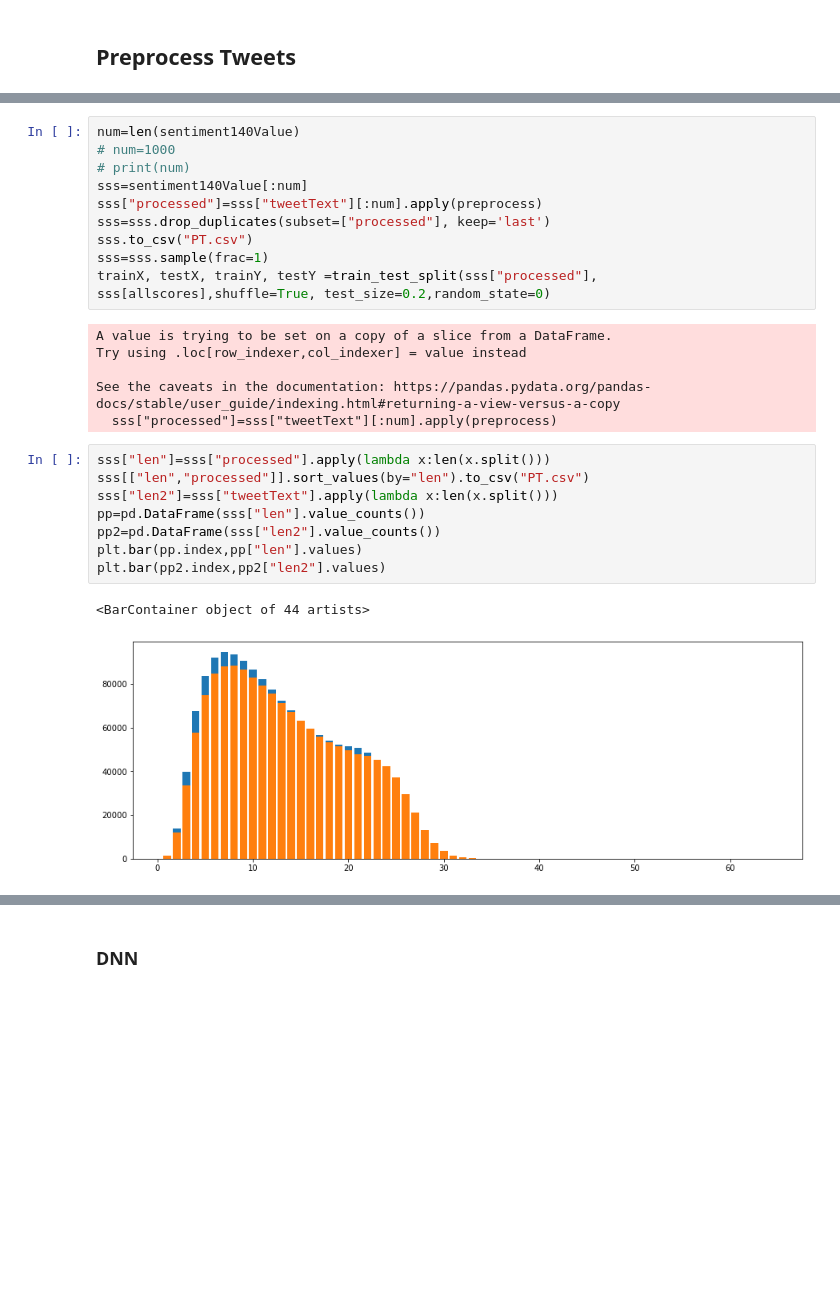
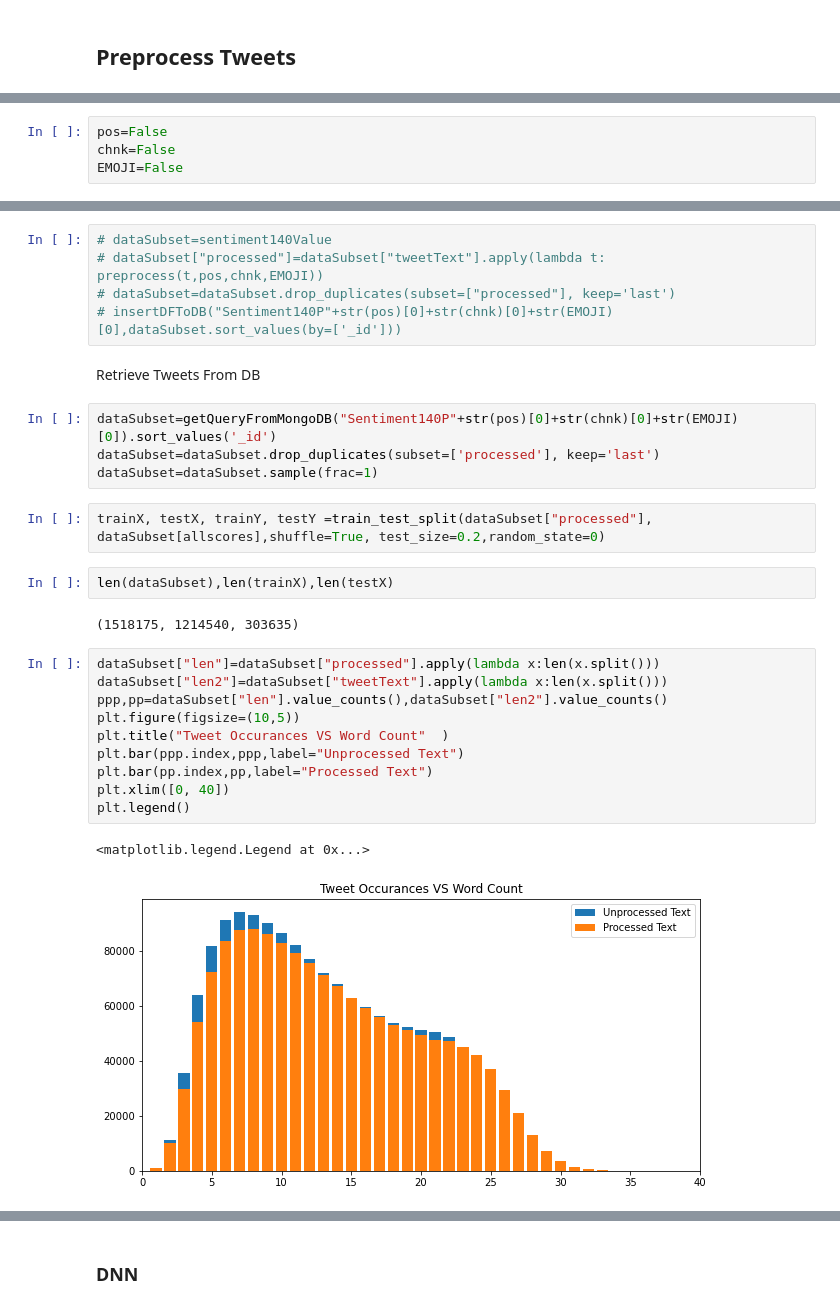
Before and after one commit to IsmailMarashi/2020-2021-Stock-Market-Forecasting-Using-Sentiment-Analysis, a Jupyter notebook: yFinance.ipynb, the cells around one changed output, grey strips where cells are left out. Saved outputs shown, nothing was run; the diff lists cells and outputs as text; blank space fills up the shorter version.

```diff
--- a/yFinance.ipynb
+++ b/yFinance.ipynb
@@ -129,3 +38,7 @@ allscores=[]
 allscores.extend(cat2)
 allscores.extend(original3)
 allscores.extend(['SentimentScore'])
+# %%
+pos=False
+chnk=False
+EMOJI=False
@@ -132,27 +47,30 @@ allscores.extend(['SentimentScore'])
 # %%
-num=len(sentiment140Value)
-# num=1000
-# print(num)
-sss=sentiment140Value[:num]
-sss["processed"]=sss["tweetText"][:num].apply(preprocess)
-sss=sss.drop_duplicates(subset=["processed"], keep='last')
-sss.to_csv("PT.csv")
-sss=sss.sample(frac=1)
-trainX, testX, trainY, testY =train_test_split(sss["processed"], sss[allscores],shuffle=True, test_size=0.2,random_state=0)
+# dataSubset=sentiment140Value
+# dataSubset["processed"]=dataSubset["tweetText"].apply(lambda t: preprocess(t,pos,chnk,EMOJI))
+# dataSubset=dataSubset.drop_duplicates(subset=["processed"], keep='last')
+# insertDFToDB("Sentiment140P"+str(pos)[0]+str(chnk)[0]+str(EMOJI)[0],dataSubset.sort_values(by=['_id']))
-# %% [output]
-A value is trying to be set on a copy of a slice from a DataFrame.
-Try using .loc[row_indexer,col_indexer] = value instead
-
-See the caveats in the documentation: https://pandas.pydata.org/pandas-docs/stable/user_guide/indexing.html#returning-a-view-versus-a-copy
-  sss["processed"]=sss["tweetText"][:num].apply(preprocess)
+# %% [markdown]
+Retrieve Tweets From DB
+# %%
+dataSubset=getQueryFromMongoDB("Sentiment140P"+str(pos)[0]+str(chnk)[0]+str(EMOJI)[0]).sort_values('_id')
+dataSubset=dataSubset.drop_duplicates(subset=['processed'], keep='last')
+dataSubset=dataSubset.sample(frac=1)
+# %%
+trainX, testX, trainY, testY =train_test_split(dataSubset["processed"], dataSubset[allscores],shuffle=True, test_size=0.2,random_state=0)
+# %%
+len(dataSubset),len(trainX),len(testX)
+# %% [output]
+(1518175, 1214540, 303635)
 # %%
-sss["len"]=sss["processed"].apply(lambda x:len(x.split()))
-sss[["len","processed"]].sort_values(by="len").to_csv("PT.csv")
-sss["len2"]=sss["tweetText"].apply(lambda x:len(x.split()))
-pp=pd.DataFrame(sss["len"].value_counts())
-pp2=pd.DataFrame(sss["len2"].value_counts())
-plt.bar(pp.index,pp["len"].values)
-plt.bar(pp2.index,pp2["len2"].values)
+dataSubset["len"]=dataSubset["processed"].apply(lambda x:len(x.split()))
+dataSubset["len2"]=dataSubset["tweetText"].apply(lambda x:len(x.split()))
+ppp,pp=dataSubset["len"].value_counts(),dataSubset["len2"].value_counts()
+plt.figure(figsize=(10,5))
+plt.title("Tweet Occurances VS Word Count"  )
+plt.bar(ppp.index,ppp,label="Unprocessed Text")
+plt.bar(pp.index,pp,label="Processed Text")
+plt.xlim([0, 40])
+plt.legend()
 # %% [output]
-<BarContainer object of 44 artists>
+<matplotlib.legend.Legend at 0x...>
-[figure, old version]
+[figure, new version]
```
Also changed, not shown: parts of 134 cells of this notebook, 1 other file.
